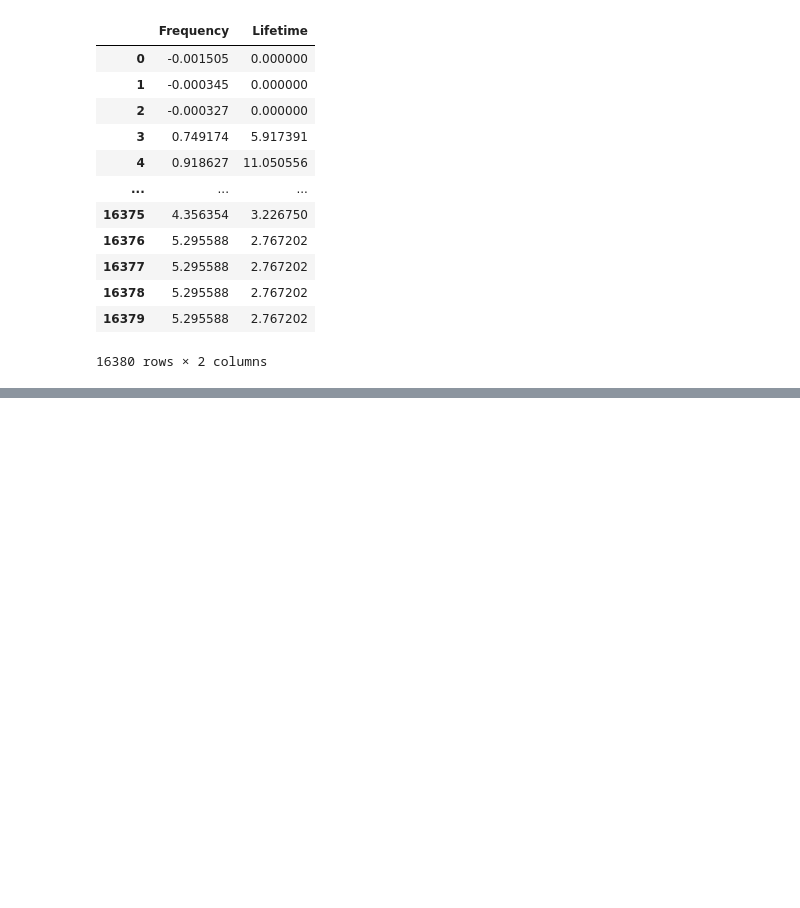
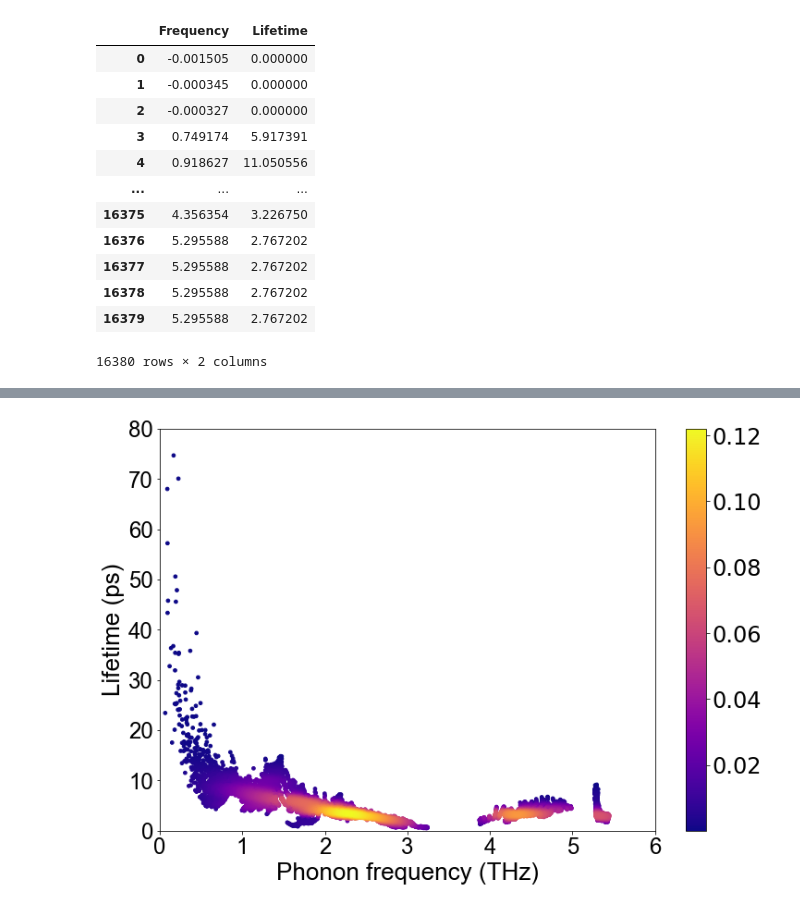
Before and after one commit to EySword/JupyterFile, a Jupyter notebook: compute_data/BiSeI/new_lifetime.ipynb, the cells around one changed output, grey strips where cells are left out. Drawn from its saved outputs; the diff is of its cells as text; code cells hidden in the pictures; blank space fills up the shorter version.

```diff
--- a/compute_data/BiSeI/new_lifetime.ipynb
+++ b/compute_data/BiSeI/new_lifetime.ipynb
@@ -27,0 +34,2 @@ y=f['Lifetime']
+# %%
+f1=f[f['Frequency']>0]
@@ -28,7 +52,8 @@ y=f['Lifetime']
+# %%
+x=f1['Frequency']
+y=f1['Lifetime']
 # %%
 xy = np.vstack([x,y])
 z = gaussian_kde(xy)(xy)
 # %%
 idx = z.argsort()
-# %%
-x, y, z = x[idx], y[idx], z[idx]
@@ -45,0 +63,2 @@ plt.show()
+# %%
+x, y, z = x[idx+3], y[idx+3], z[idx]
@@ -45,0 +67,24 @@ plt.show()
+# %%
+fig, ax = plt.subplots(figsize=(12,8))
+
+plt.xlim((0,6)) #设置坐标轴的显示范围
+plt.ylim((0,80))
+
+plt.ylabel('Lifetime (ps)',fontproperties=my_font,fontsize=26) #改变坐标轴标签
+plt.xlabel('Phonon frequency (THz)',fontproperties=my_font,fontsize=26)
+plt.xticks(fontproperties=my_font,fontsize=24)
+plt.yticks(fontproperties=my_font,fontsize=24)
+# plt.scatter(x, y,c=-z,  s=5,cmap='Spectral')
+# plt.scatter(x, y,c=z,  s=5,cmap='magma')
+
+plt.scatter(x, y,c=z,marker='8',s=15,cmap='plasma')
+
+cb=plt.colorbar()
+cb.ax.tick_params(labelsize=24)
+
+
+
+plt.savefig('lifetime.png',dpi=600)
+plt.show()
+# %% [output]
+[figure, added]
```
Also changed, not shown: parts of 6 cells of this notebook, 28 other files.
